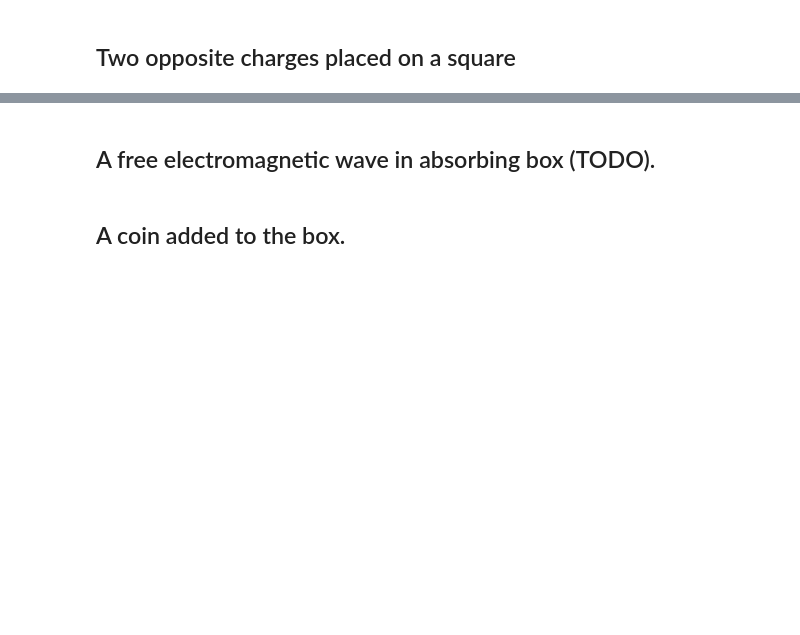
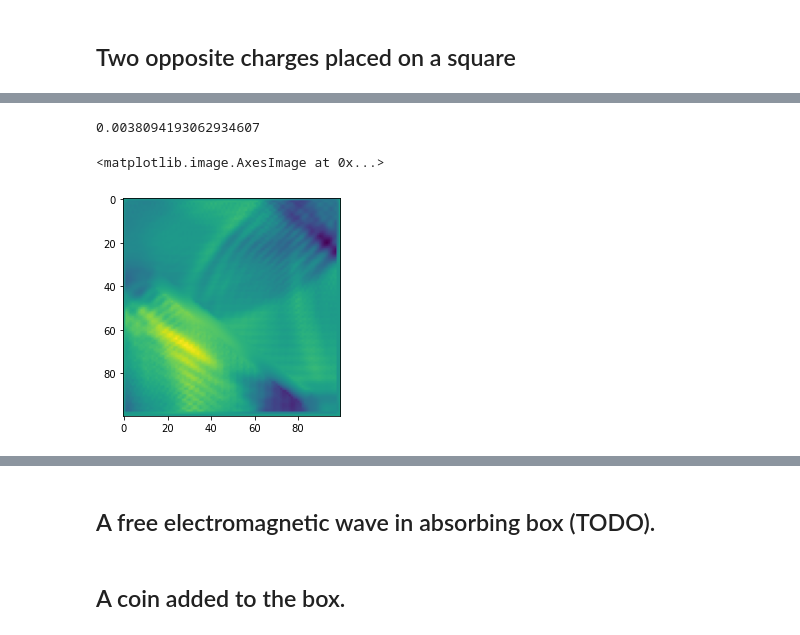
Before and after one commit to OliverSkocek/maxwell, a Jupyter notebook: notebooks/maxwell_2d_notebook.ipynb, the cells around one changed output, grey strips where cells are left out. Cells and saved outputs as stored; diff of their text form; code cells hidden in the pictures; blank space fills up the shorter version.

```diff
--- a/notebooks/maxwell_2d_notebook.ipynb
+++ b/notebooks/maxwell_2d_notebook.ipynb
@@ -53,0 +90,9 @@ magnetic_field_callable = lambda x, y: 0.0
+# %%
+np.max(B)
+# %% [output]
+0.0038094193062934607
+# %%
+plt.imshow(B)
+# %% [output]
+<matplotlib.image.AxesImage at 0x...>
+[figure, added]
```
Also changed, not shown: parts of 12 cells of this notebook, 2 other files.
